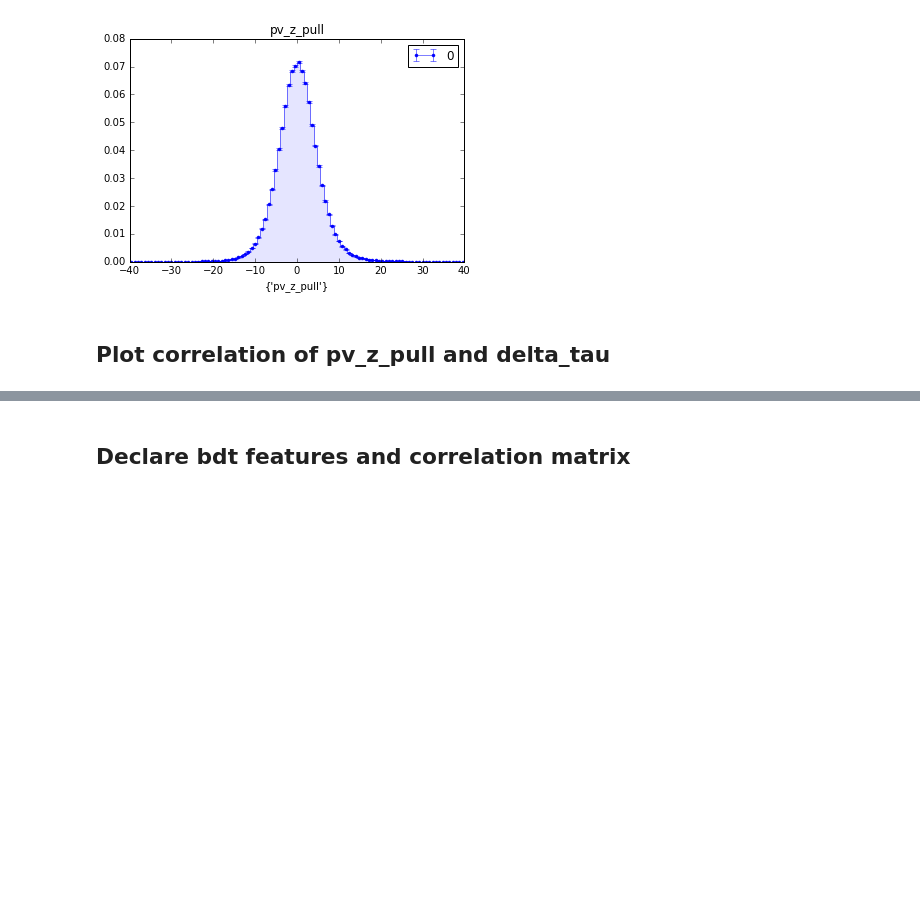
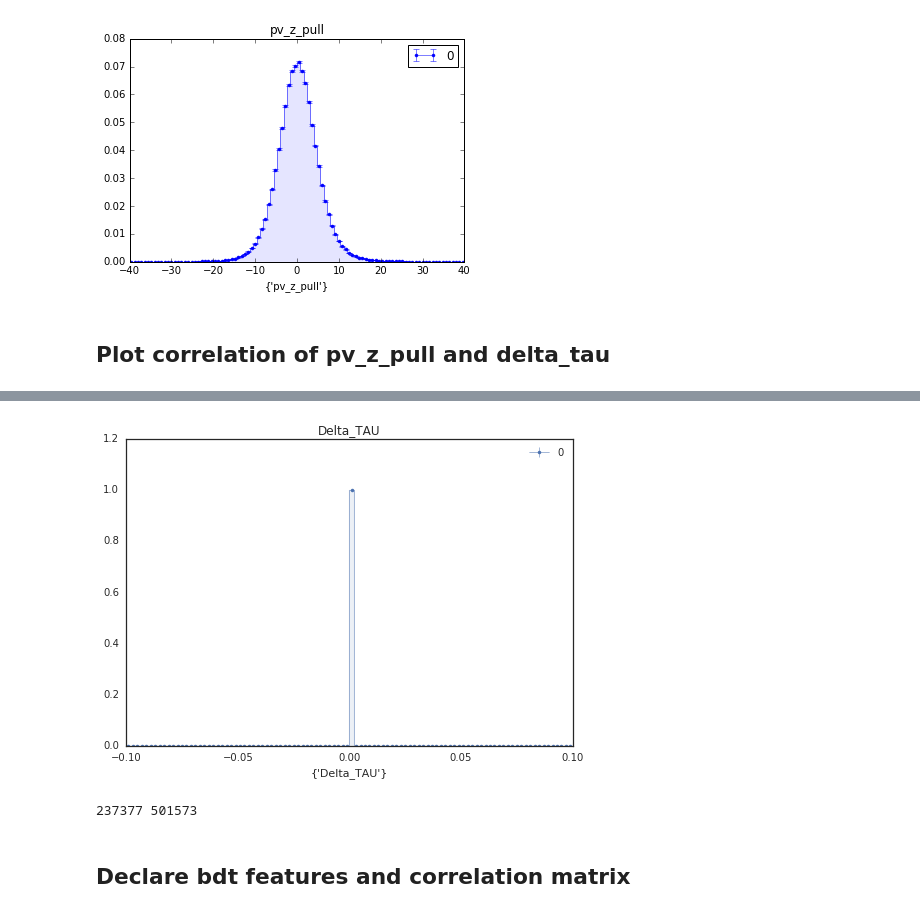
Before and after one commit to chasenberg/Masterthesis, a Jupyter notebook: notebooks/decaytime_studies/wrong_pv/Bd2JpsiKs_BDT_wrongPV_mc.ipynb, the cells around one changed output, grey strips where cells are left out. Saved outputs shown, nothing was run; the diff lists cells and outputs as text; code cells hidden in the pictures; blank space fills up the shorter version.

```diff
--- a/notebooks/decaytime_studies/wrong_pv/Bd2JpsiKs_BDT_wrongPV_mc.ipynb
+++ b/notebooks/decaytime_studies/wrong_pv/Bd2JpsiKs_BDT_wrongPV_mc.ipynb
@@ -214,0 +165,11 @@ plt.ylabel('Latitude', fontsize=15)
+# %%
+plot_var = ['Delta_TAU']
+plot_names = plot_var
+
+plotter = Plotter('/home/chasenberg/plots/wrong_pv/')
+plotter.create_plots(test, plot_var)
+plotter['Delta_TAU'].set_range(-0.1,0.1)#-5000,2000
+#plotter['pv_z_pull'].set_log_y()
+plotter.plot()
+print(test.shape[0],signal_dataframe_wrongPV.shape[0])
+# %% [output]
@@ -215,3 +178,5 @@ plt.ylabel('Latitude', fontsize=15)
+[figure, added]
+237377 501573
 # %% [markdown]
 Declare bdt features and correlation matrix
 ---------------------------------------------------------------------------------
```
Also changed, not shown: parts of 10 cells of this notebook.
